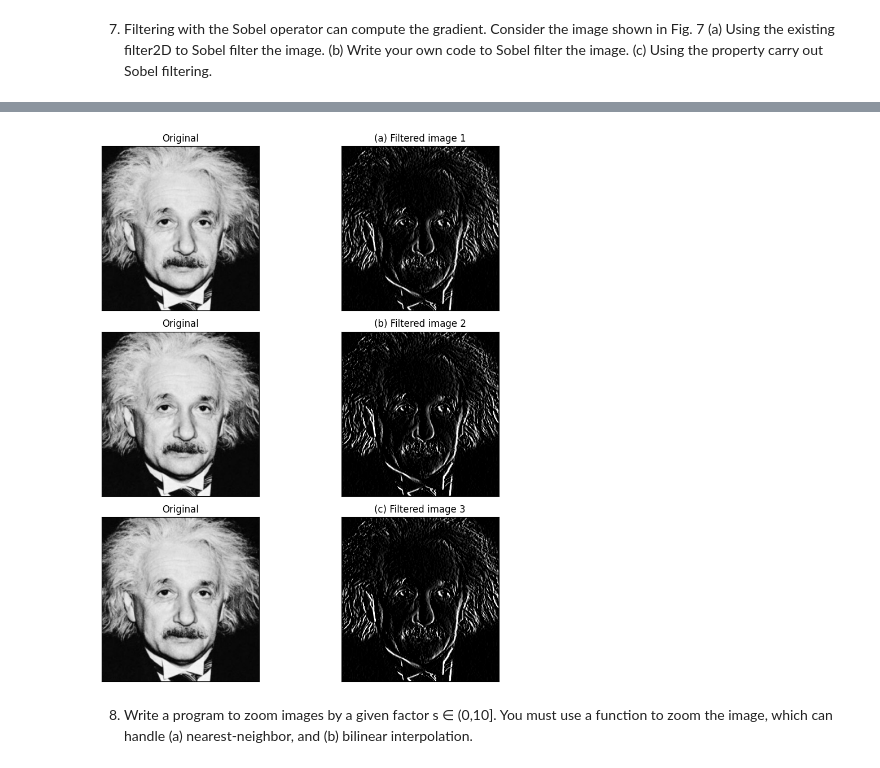
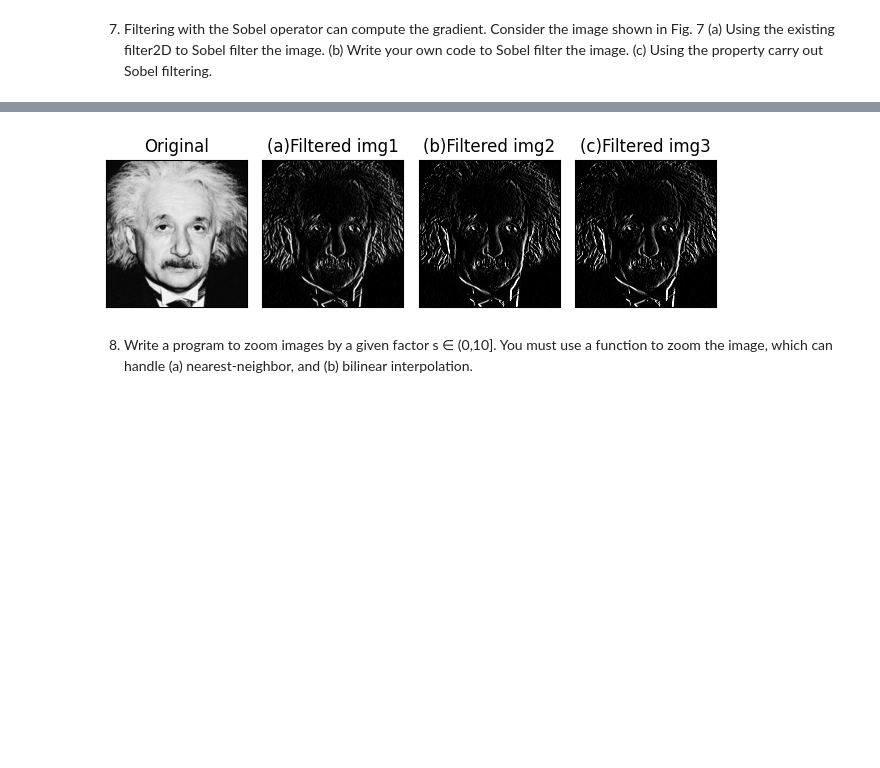
Before and after one commit to PRABUDDHIKAMWR/EN3160-Image_Processing_and_Machine_Vision, a Jupyter notebook: ass1.ipynb, the cells around one changed output, grey strips where cells are left out. Cells and saved outputs as stored; diff of their text form; code cells hidden in the pictures; blank space fills up the shorter version.

Commit message:
Initial commit

```diff
--- a/ass1.ipynb
+++ b/ass1.ipynb
@@ -69,15 +76,21 @@ import cv2 as cv
 import numpy as np
 import matplotlib.pyplot as plt
 
-c = np.array([(0,60),(205, 75), (205, 254)])
-t1 = np.linspace(c[0,1], c[1, 1], c[1, 0] + 1 - 0).astype('uint8')
-print(len(t1))
-t2 = np.linspace(c[2, 1] + 1, 255, 255 - c[2, 0] ).astype('uint8')
+#t1 = np.linspace(c[0,1], c[1, 1], c[1, 0] + 1 - 0).astype('uint8')
+#t2 = np.linspace(c[2, 1] + 1, 255, 255 - c[2, 0] ).astype('uint8')
+
+#(a)for white matter
+c = np.array([(100,0),(205, 100),(205, 254)])
+t1 = np.zeros(100).astype('uint8')
+t2 = np.linspace(c[0,1], c[1, 1], c[1, 0] - c[0,0]+1).astype('uint8')
+t3 = np.linspace(c[2,1], 255, 255-c[2, 0]).astype('uint8')
 print(len(t2))
 transform1 = np.concatenate((t1, t2), axis=0).astype('uint8')
+transform1 = np.concatenate((transform1, t3), axis=0).astype('uint8')
 print(len(transform1))
 
-c = np.array([(0, 100), (75, 150), (75,0),(180, 25),(180, 200)])
+#(b)for gray matter
+c = np.array([(0, 100), (75, 150), (75,0),(180, 105),(180, 200)])
 t3 = np.linspace(c[0,1], c[1, 1] + 1, c[1,0] - c[0,0]+1).astype('uint8')
 print(len(t3))
 t4 = np.linspace(c[2, 1] + 1, c[3,1], c[3,0] - c[2, 0]).astype('uint8')
@@ -540,34 +546,26 @@ img_orig = cv.imread(r"zooming\einstein.png",cv.IMREAD_GRAYSCALE)
 assert img_orig is not None
 
 #(b)
-def filter(img, kernel):
-    img_filt = np.zeros((len(img),len(img[0])))
+def filter(img, kernel):#function for filtering using kernel
+    img_filt = np.zeros((len(img),len(img[0])))#initializing the filtered image
 
-    for j in range(int(len(kernel)/2),len(img)-int(len(kernel)/2)):
+    for j in range(int(len(kernel)/2),len(img)-int(len(kernel)/2)):#looping through the image
         for i in range(int(len(kernel)/2),len(img[0])-int(len(kernel)/2)):
-            img_filt[j][i] = 0
-            for k1 in range(-int(len(kernel)/2),int(len(kernel)/2)+1):
+            for k1 in range(-int(len(kernel)/2),int(len(kernel)/2)+1):#looping through the kernel
                 for k2 in range(-int(len(kernel[0])/2),int(len(kernel[0])/2)+1):
-                    img_filt[j][i] += img[j+k1][i+k2]*kernel[int(len(kernel)/2)+k1][int(len(kernel)/2)+k2]
-    return img_filt
+                    img_filt[j][i] += img[j+k1][i+k2]*kernel[int(len(kernel)/2)+k1][int(len(kernel)/2)+k2]#multiplying the kernel with the image
+    return img_filt#returning the filtered image
 #(c)
 def filter2(img, vec1, vec2):
+    img_filt = np.zeros((len(img),len(img[0])))#initializing the filtered image
 
-    img_filt = np.zeros((len(img),len(img[0])))
-
-    for j in range(int(len(vec2)/2),len(img)-int(len(vec2)/2)):
+    for j in range(int(len(vec2)/2),len(img)-int(len(vec2)/2)):#looping through the image
         for i in range(int(len(vec2)/2),len(img[0])-int(len(vec2)/2)):
-            temp = np.zeros(len(vec2))
-            for k1 in range(-int(len(vec2)/2),int(len(vec2)/2)+1):
-                temp[k1+int(len(vec2)/2)] = np.dot(img[j+k1][i-1:i+2],vec2)
-
+            temp = np.zeros(len(vec2))#initializing the temporary array
+            for k1 in range(-int(len(vec2)/2),int(len(vec2)/2)+1):#looping through the kernel
+                temp[k1+int(len(vec2)/2)] = np.dot(img[j+k1][i-1:i+2],vec2)#multiplying the kernel with the image
             img_filt[j][i] = np.dot(temp,vec1)
-
-            #if(img_filt[j][i] <0):
-             #   img_filt[j][i] = 0
-            #if(img_filt[j][i] >255):
-             #   img_filt[j][i] = 255
-    return img_filt
+    return img_filt#returning the filtered image
 
 #Colomn and row vectors
 vec1 = np.array([1,2,1], dtype = 'float')
@@ -597,30 +595,22 @@ img_filter3 = filter2(img_orig, vec1, vec2)
 end_time = time.time()
 print("part(c) :filter_3 time :",end_time - start_time,"ms")
 
-fig, ax = plt.subplots(3,2, figsize=(10,10))
-ax[0,0].imshow(img_orig, cmap='gray')
-ax[0,0].set_title('Original')
-ax[0,0].set_xticks([]),ax[0,0].set_yticks([])
+fig, ax = plt.subplots(1,4)
+ax[0].imshow(img_orig, cmap='gray')
+ax[0].set_title('Original')
+ax[0].set_xticks([]),ax[0].set_yticks([])
 
-ax[0,1].imshow(img_filter1, cmap='gray',vmin=0,vmax=255)
-ax[0,1].set_title('(a) Filtered image 1')
-ax[0,1].set_xticks([]),ax[0,1].set_yticks([])
+ax[1].imshow(img_filter1, cmap='gray',vmin=0,vmax=255)
+ax[1].set_title('(a)Filtered img1')
+ax[1].set_xticks([]),ax[1].set_yticks([])
 
-ax[1,0].imshow(img_orig, cmap='gray')
-ax[1,0].set_title('Original')
-ax[1,0].set_xticks([]),ax[1,0].set_yticks([])
+ax[2].imshow(img_filter2, cmap='gray',vmin=0,vmax=255)
+ax[2].set_title('(b)Filtered img2')
+ax[2].set_xticks([]),ax[2].set_yticks([])
 
-ax[1,1].imshow(img_filter2, cmap='gray',vmin=0,vmax=255)
-ax[1,1].set_title('(b) Filtered image 2')
-ax[1,1].set_xticks([]),ax[1,1].set_yticks([])
-
-ax[2,0].imshow(img_orig, cmap='gray')
-ax[2,0].set_title('Original')
-ax[2,0].set_xticks([]),ax[2,0].set_yticks([])
-
-ax[2,1].imshow(img_filter3, cmap='gray',vmin=0,vmax=255)
-ax[2,1].set_title('(c) Filtered image 3')
-ax[2,1].set_xticks([]),ax[2,1].set_yticks([])
+ax[3].imshow(img_filter3, cmap='gray',vmin=0,vmax=255)
+ax[3].set_title('(c)Filtered img3')
+ax[3].set_xticks([]),ax[3].set_yticks([])
 
 plt.tight_layout()
 plt.show()
@@ -634,4 +624,4 @@ part(c) :filter_3 time : 1.4434568881988525 ms
-[figure, old version]
+[figure, new version]
 # %% [markdown]
 8. Write a program to zoom images by a given factor s ∈ (0,10]. You must use a function to zoom the image,
 which can handle
```
Also changed, not shown: parts of 9 cells of this notebook.
